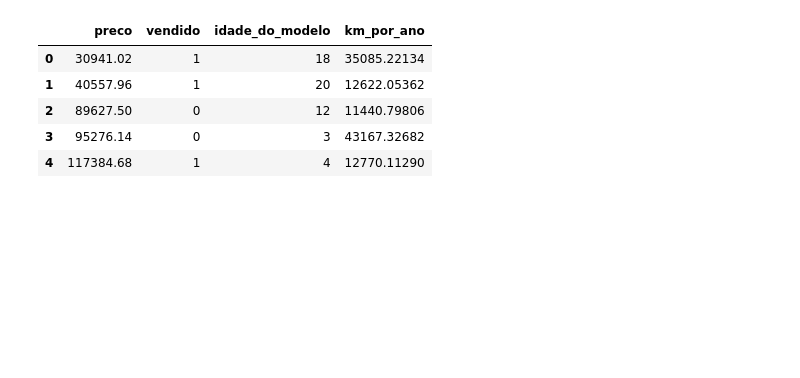
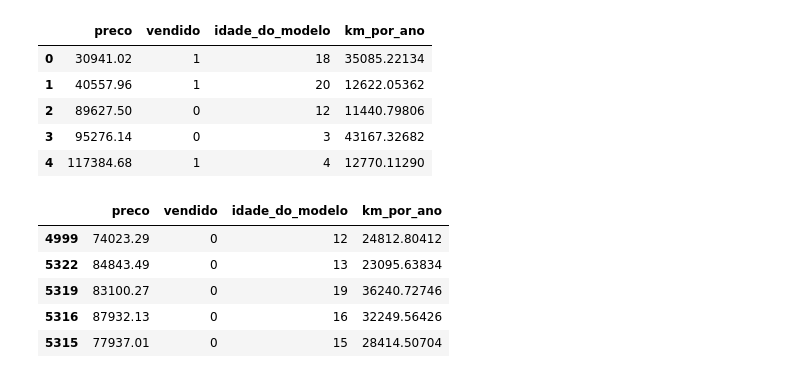
Before and after one commit to Facco-Bruno/Alura-ML, a Jupyter notebook: Otimizacao_por_hiperparametros_.ipynb, the cells around one changed output. Saved outputs shown, nothing was run; the diff lists cells and outputs as text; code cells hidden in the pictures; blank space fills up the shorter version.

```diff
--- a/Otimizacao_por_hiperparametros_.ipynb
+++ b/Otimizacao_por_hiperparametros_.ipynb
@@ -15,3 +15,17 @@ dados.head()
 | 2 | 89627.50 | 0 | 12 | 11440.79806 |
 | 3 | 95276.14 | 0 | 3 | 43167.32682 |
 | 4 | 117384.68 | 1 | 4 | 12770.11290 |
+# %%
+# situação horrível de "azar" onde as classes estão ordenadas por padrão
+
+dados_azar = dados.sort_values("vendido", ascending=True)
+x_azar = dados_azar[["preco", "idade_do_modelo","km_por_ano"]]
+y_azar = dados_azar["vendido"]
+dados_azar.head()
+# %% [output]
+|  | preco | vendido | idade_do_modelo | km_por_ano |
+| 4999 | 74023.29 | 0 | 12 | 24812.80412 |
+| 5322 | 84843.49 | 0 | 13 | 23095.63834 |
+| 5319 | 83100.27 | 0 | 19 | 36240.72746 |
+| 5316 | 87932.13 | 0 | 16 | 32249.56426 |
+| 5315 | 77937.01 | 0 | 15 | 28414.50704 |
```
Also changed, not shown: parts of 18 cells of this notebook.
